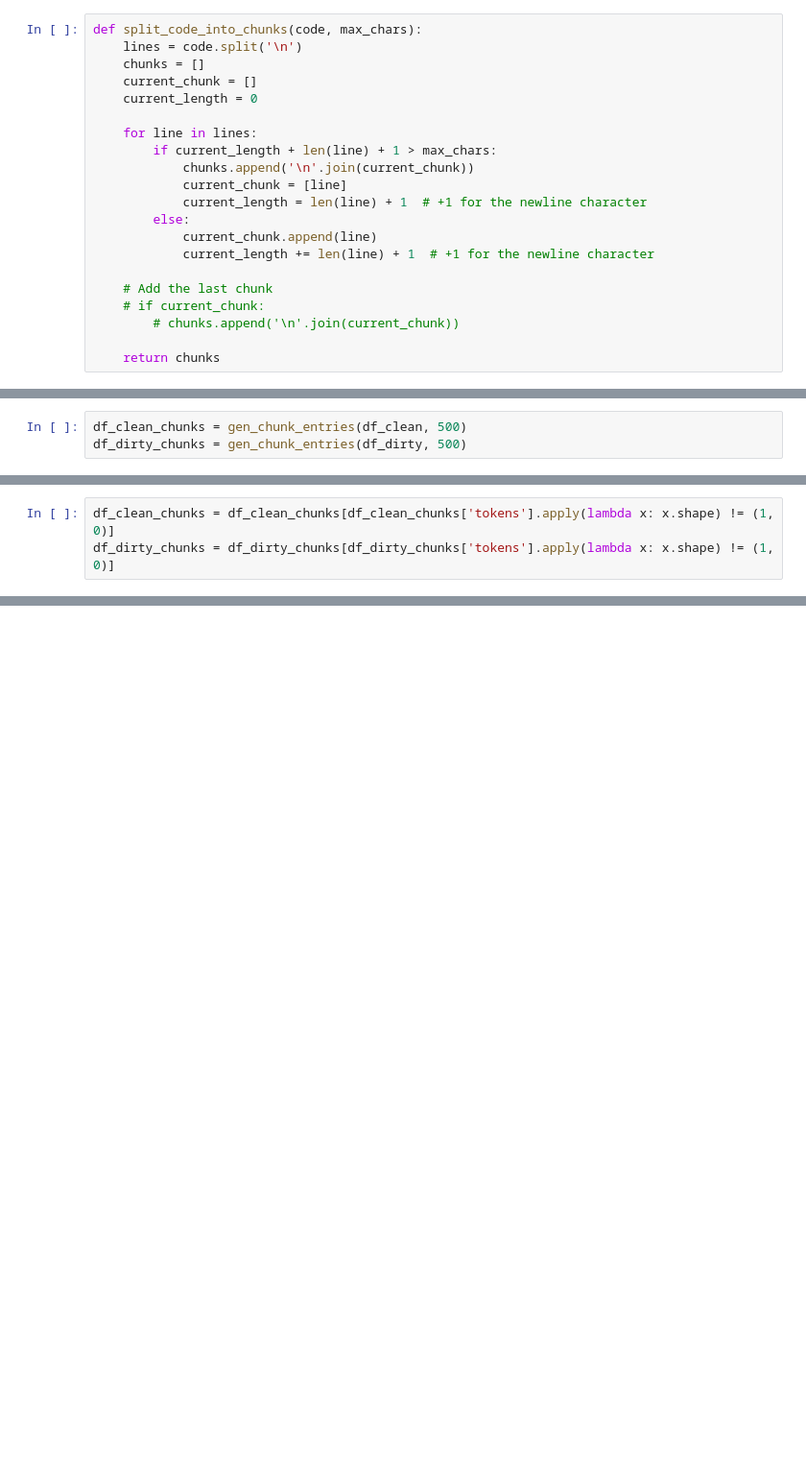
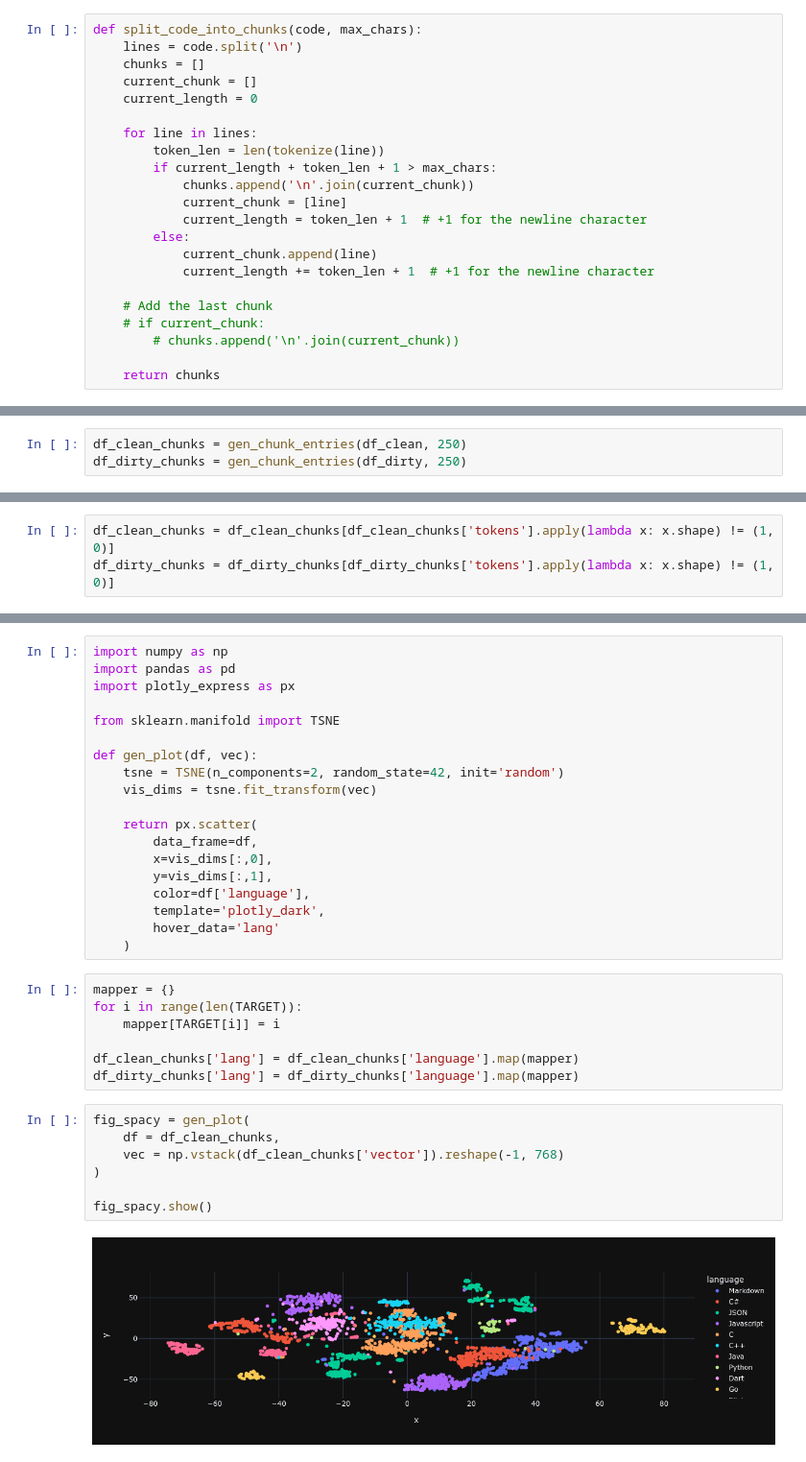
Before and after one commit to AOx0/proyecto-pln, a Jupyter notebook: notebooks/cleanup_strategies.ipynb, the cells around one changed output, grey strips where cells are left out. Shown at 96% size. Cells and saved outputs as stored; diff of their text form; blank space fills up the shorter version.

```diff
--- a/notebooks/cleanup_strategies.ipynb
+++ b/notebooks/cleanup_strategies.ipynb
@@ -125,13 +128,14 @@ def split_code_into_chunks(code, max_chars):
     current_length = 0
 
     for line in lines:
-        if current_length + len(line) + 1 > max_chars:
+        token_len = len(tokenize(line))
+        if current_length + token_len + 1 > max_chars:
             chunks.append('\n'.join(current_chunk))
             current_chunk = [line]
-            current_length = len(line) + 1  # +1 for the newline character
+            current_length = token_len + 1  # +1 for the newline character
         else:
             current_chunk.append(line)
-            current_length += len(line) + 1  # +1 for the newline character
+            current_length += token_len + 1  # +1 for the newline character
 
     # Add the last chunk
     # if current_chunk:
@@ -159,7 +169,7 @@ def gen_chunk_entries(df: pd.DataFrame, ENTRIES = 3000, MAX_CHARS = 512) -> pd.D
     return pd.DataFrame(new_rows)
 # %%
-df_clean_chunks = gen_chunk_entries(df_clean, 500)
-df_dirty_chunks = gen_chunk_entries(df_dirty, 500)
+df_clean_chunks = gen_chunk_entries(df_clean, 250)
+df_dirty_chunks = gen_chunk_entries(df_dirty, 250)
 # %%
 df_clean_chunks['tokens'] = df_clean_chunks['source'].progress_apply(tokenize)
 df_dirty_chunks['tokens'] = df_dirty_chunks['source'].progress_apply(tokenize)
@@ -173,0 +182,35 @@ IndexError: index 1 is out of bounds for dimension 0 with size 1
+# %%
+import numpy as np
+import pandas as pd
+import plotly_express as px
+
+from sklearn.manifold import TSNE
+
+def gen_plot(df, vec):
+    tsne = TSNE(n_components=2, random_state=42, init='random')
+    vis_dims = tsne.fit_transform(vec)
+
+    return px.scatter(
+        data_frame=df,
+        x=vis_dims[:,0],
+        y=vis_dims[:,1],
+        color=df['language'],
+        template='plotly_dark',
+        hover_data='lang'
+    )
+# %%
+mapper = {}
+for i in range(len(TARGET)):
+    mapper[TARGET[i]] = i
+
+df_clean_chunks['lang'] = df_clean_chunks['language'].map(mapper)
+df_dirty_chunks['lang'] = df_dirty_chunks['language'].map(mapper)
+# %%
+fig_spacy = gen_plot(
+    df = df_clean_chunks,
+    vec = np.vstack(df_clean_chunks['vector']).reshape(-1, 768)
+)
+
+fig_spacy.show()
+# %% [output]
+[figure, added]
```
Also changed, not shown: parts of 8 cells of this notebook, 3 other files.
